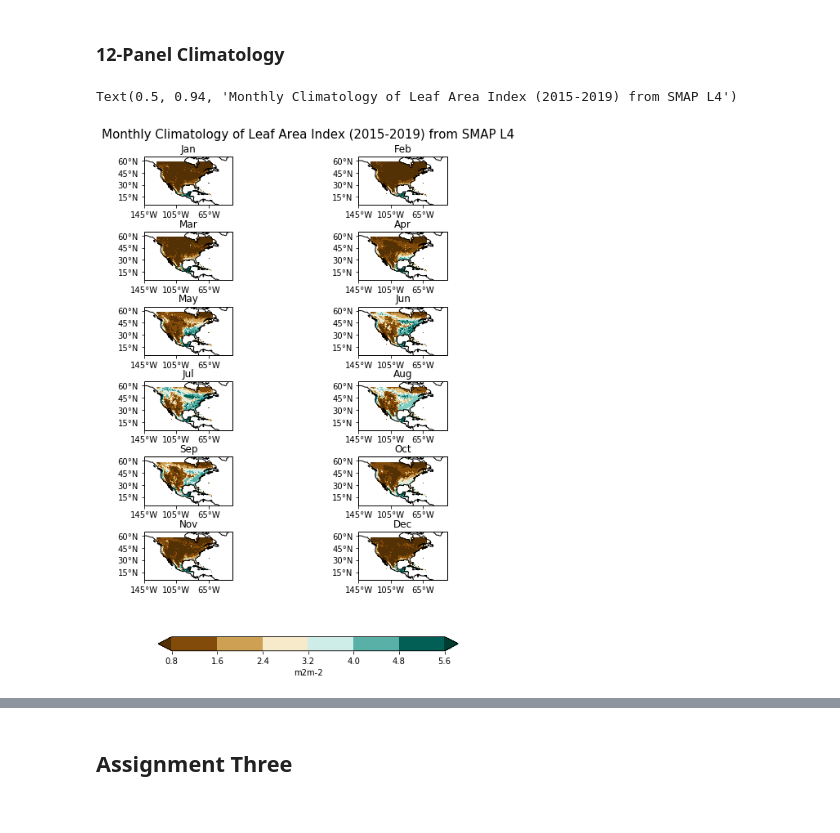
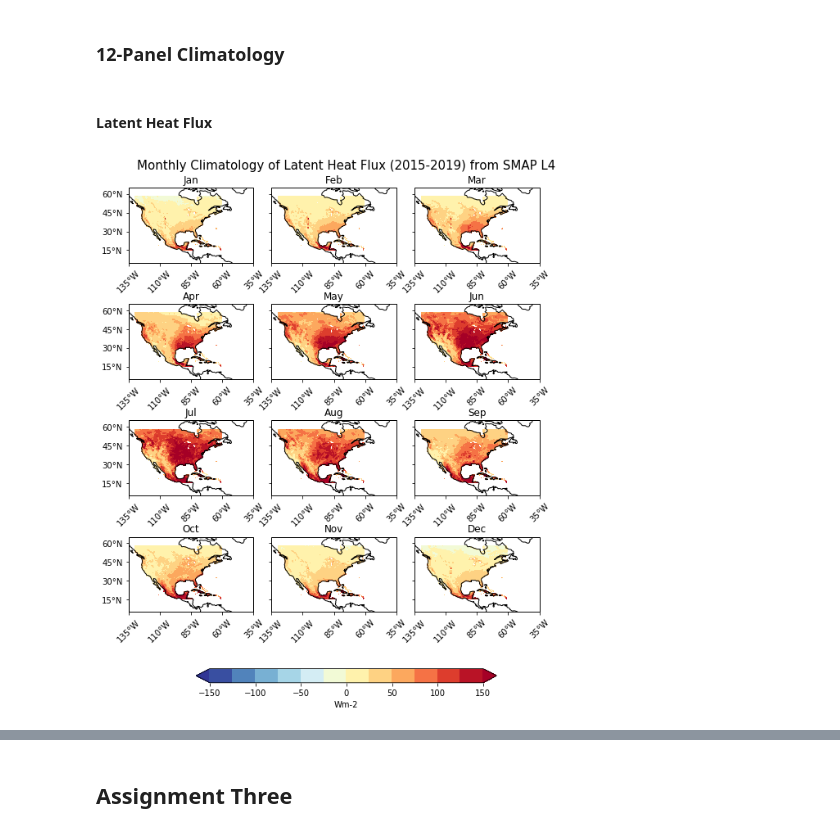
Before and after one commit to BDavis39/CLIM680, a Jupyter notebook: CLIM680_Assignments.ipynb, the cells around one changed output, grey strips where cells are left out. Saved outputs shown, nothing was run; the diff lists cells and outputs as text; code cells hidden in the pictures.

```diff
--- a/CLIM680_Assignments.ipynb
+++ b/CLIM680_Assignments.ipynb
@@ -88,7 +95,7 @@ fig = plt.figure(figsize=(11,8.5))
 ax = plt.axes(projection=ccrs.PlateCarree())
 
 # Make a filled contour plot
-cs = ax.contourf(ds['cell_lon'], ds['cell_lat'], ds['land_evapotranspiration_flux'], transform = ccrs.PlateCarree())
+cs = ax.contourf(ds['cell_lon'], ds['cell_lat'], ds['land_evapotranspiration_flux']*86400, transform = ccrs.PlateCarree())
 
 # Add Coastlines
 ax.coastlines()
@@ -103,5 +110,7 @@ ax.set_yticks(np.arange(-90,91,30), crs=ccrs.PlateCarree())
 lat_formatter = cticker.LatitudeFormatter()
 ax.yaxis.set_major_formatter(lat_formatter)
 
-cbar = plt.colorbar(cs)
+cbar = plt.colorbar(cs, orientation='horizontal', label = 'kg m-2 s-1')
+plt.suptitle("Land Evapotranspiration Flux for 20210627 from SMAP L4", fontsize=15, y=.90)
+plt.savefig('Figs/LandEvap_CartopyContour.png')
 # %% [output]
@@ -160,13 +173,16 @@ Data variables:
     windspeed_lowatmmodlay             (month, y, x) float32 dask.array<chunksize=(1, 480, 740), meta=np.ndarray>
 # %% [markdown]
 ### 12-Panel Climatology<a class="anchor" id="Clim"></a>
+# %% [markdown]
+#### Latent Heat Flux<a class="anchor" id="LHF"></a>
 # %%
-# Define the figure and each axis for the 6 rows and 2 columns
+# Define the figure and each axis for the 4 rows and 3 columns
 warnings.filterwarnings('ignore')
+clevs_LH=np.arange(-150,151,25)
 
-fig, axs = plt.subplots(nrows=6,ncols=2,
+fig, axs = plt.subplots(nrows=4,ncols=3,
                         subplot_kw={'projection': ccrs.PlateCarree()},
-                        figsize=(8.5,12), constrained_layout=True)
+                        figsize=(8.5,12), constrained_layout=True, sharey=True)
 
 # axs is a 2 dimensional array of `GeoAxes`.
 # We will flatten it into a 1-D array
@@ -177,9 +193,9 @@ axs=axs.flatten()
 for i in list(range(0,12)):
 
         # Contour plot
-        cs=axs[i].contourf(ds2_climo["cell_lon"][i,:,:], ds2_climo['cell_lat'][i,:,:], ds2_climo["leaf_area_index"][i,:,:],
-                          transform = ccrs.PlateCarree(),
-                          cmap='BrBG',extend='both')
+        cs=axs[i].contourf(ds2_climo["cell_lon"][i,:,:], ds2_climo['cell_lat'][i,:,:], ds2_climo["heat_flux_latent"][i,:,:],
+                          clevs_LH, transform = ccrs.PlateCarree(),
+                          cmap='RdYlBu_r',extend='both')
 
         # Title each subplot with the name of the model
         axs[i].set_title(calendar.month_abbr[i+1])
@@ -188,38 +204,39 @@ for i in list(range(0,12)):
         axs[i].set_extent([-135, -35, 5, 65], crs=ccrs.PlateCarree())
 
         # Longitude labels
-        axs[i].set_xticks(np.arange(-145,-30,40), crs=ccrs.PlateCarree())
+        axs[i].set_xticks(np.arange(-135,-30,25), crs=ccrs.PlateCarree())
         lon_formatter = cticker.LongitudeFormatter()
         axs[i].xaxis.set_major_formatter(lon_formatter)
+        axs[i].tick_params(axis='x', labelrotation = 45)
 
         # Latitude labels
         axs[i].set_yticks(np.arange(15,65,15), crs=ccrs.PlateCarree())
         lat_formatter = cticker.LatitudeFormatter()
         axs[i].yaxis.set_major_formatter(lat_formatter)
 
         # Draw the coastines for each subplot
         axs[i].coastlines()
 
 
 # Adjust the location of the subplots
 # on the page to make room for the colorbar
 fig.subplots_adjust(left=0.05,
                    bottom=0.3,
                    right=0.9,
                    top=0.9,
                    wspace=0.02,
                    hspace=0.55)
 
 # Add a colorbar axis at the bottom of the graph
 cbar_ax = fig.add_axes([0.2, 0.2, 0.6, 0.02])
 
 # Draw the colorbar
-cbar=fig.colorbar(cs, cax=cbar_ax,orientation='horizontal',label='m2m-2')
+cbar=fig.colorbar(cs, cax=cbar_ax,orientation='horizontal',label='Wm-2')
 
 # Add a big title at the top
 start = str(ds2.time.min().values)[0:4]
 end = str(ds2.time.max().values)[0:4]
-plt.suptitle("Monthly Climatology of Leaf Area Index ("+start+"-"+end+") from SMAP L4", fontsize=15, y=.94)
+plt.suptitle("Monthly Climatology of Latent Heat Flux ("+start+"-"+end+") from SMAP L4", fontsize=15, y=.94)
+plt.savefig('Figs/Climo_LHF.png')
 # %% [output]
-Text(0.5, 0.94, 'Monthly Climatology of Leaf Area Index (2015-2019) from SMAP L4')
-[figure, old version]
+[figure, new version]
```
Also changed, not shown: parts of 55 cells of this notebook, 6 other files.
